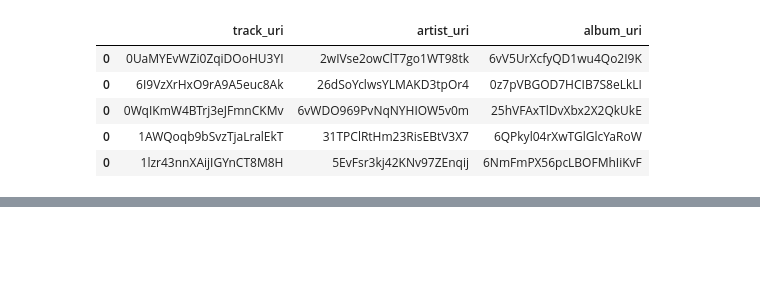
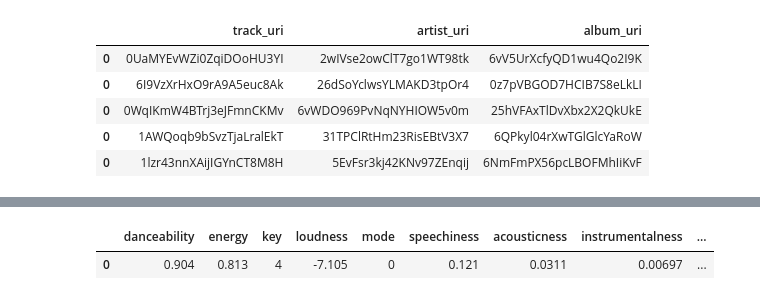
Before and after one commit to Ciencia-de-Dados-IMT-2023/Projeto-Spotify-2023.1, a Jupyter notebook: notebooks/01_Extração.ipynb, the cells around one changed output, grey strips where cells are left out. Drawn from its saved outputs; the diff is of its cells as text; code cells hidden in the pictures; blank space fills up the shorter version.

```diff
--- a/notebooks/01_Extração.ipynb
+++ b/notebooks/01_Extração.ipynb
@@ -243,0 +82,42 @@ get_music_features('0UaMYEvWZi0ZqiDOoHU3YI')
+# %%
+# scripts/api_spotify.py
+
+def make_req(route: str, id: str) -> requests.models.Response:
+    url = f'https://api.spotify.com/v1/{route}/{id}'
+
+    headers = {
+        'Authorization': f'Bearer {API_TOKEN}'
+    }
+
+    response = requests.get(url, headers=headers)
+
+    if response.status_code != 200:
+        print(f'Erro: {response.status_code}')
+        print(f'Erro: {response.json()}')
+        import sys
+        sys.exit(1)
+
+    else:
+        return response
+
+
+def get_track(id_track: str) -> pd.DataFrame:
+    data = make_req('tracks', id_track).json()
+    df = pd.DataFrame(data['tracks'])
+    return df
+
+
+def get_audio_features(id_track: str) -> dict:
+    data = make_req('audio-features', id_track).json()
+    df = pd.DataFrame(data['audio_features'])
+    return df
+
+
+def get_album(id_album: str) -> dict:
+
+    return make_req('albums', id_album).json()
+
+
+def get_artist_data(id_artist: str) -> dict:
+
+    return make_req('artists', id_artist).json()
@@ -243,0 +254,6 @@ get_music_features('0UaMYEvWZi0ZqiDOoHU3YI')
+# %%
+
+get_audio_features(tracks_ids).head(1)
+# %% [output]
+|  | danceability | energy | key | loudness | mode | speechiness | acousticness | instrumentalness | ... |
+| 0 | 0.904 | 0.813 | 4 | -7.105 | 0 | 0.121 | 0.0311 | 0.00697 | ... |
```
Also changed, not shown: parts of 20 cells of this notebook.
